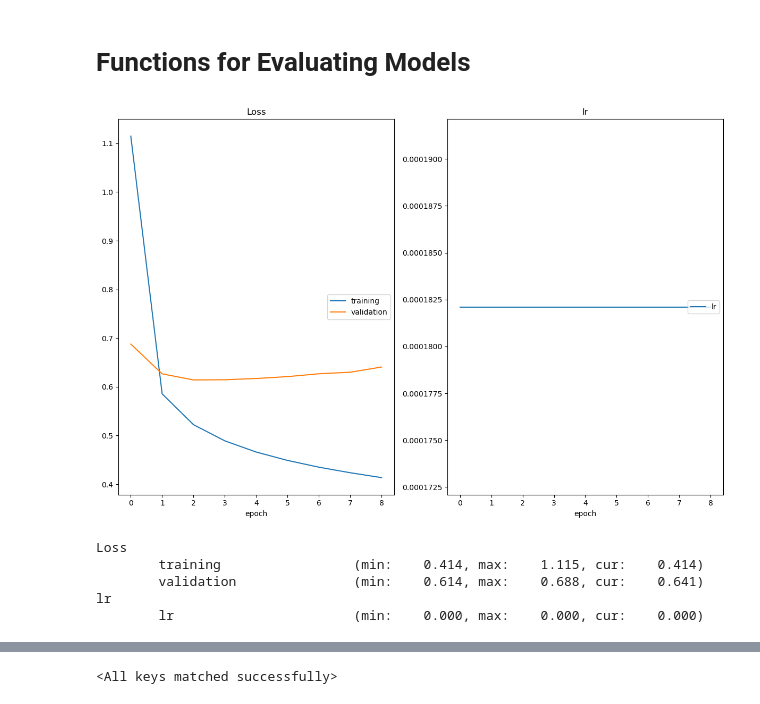
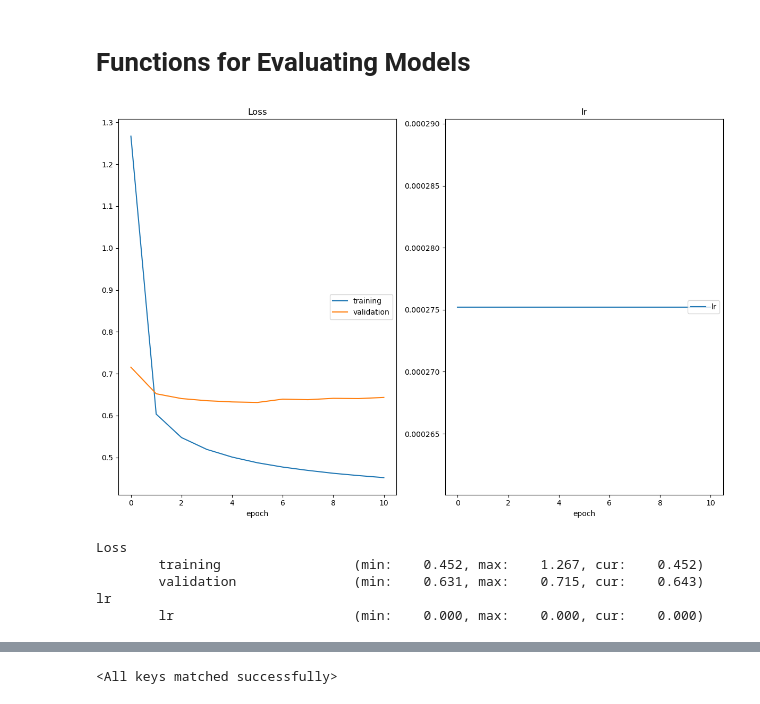
Before and after one commit to gw3ntd/ml2_proj4, a Jupyter notebook: bach.ipynb, the cells around one changed output, grey strips where cells are left out. Cells and saved outputs as stored; diff of their text form; code cells hidden in the pictures.

Commit message:
model seven

```diff
--- a/bach.ipynb
+++ b/bach.ipynb
@@ -353,10 +355,39 @@ model = ModelSix(layers=9).to(device)
+# %%
+class ModelSeven(nn.Module):
+    def __init__(self, layers=2, n_inputs=51, conv_dim=32, lstm_dim=32, n_notes=48):
+        super().__init__()
+        conv_layers = []
+        for idx in range(layers):
+            conv_layers += [
+                CausalConv1d(n_inputs, conv_dim, kernel_size=2, dilation=2**idx),
+                nn.BatchNorm1d(conv_dim),
+                nn.ReLU(),
+            ]
+            n_inputs = conv_dim
+
+        self.conv_stack = nn.Sequential(*conv_layers)
+        self.lstm = nn.LSTM(input_size=conv_dim, hidden_size=lstm_dim, batch_first=True)
+        self.lstm = nn.LSTM(input_size=conv_dim, hidden_size=lstm_dim, batch_first=True)
+        self.output = nn.Linear(lstm_dim, n_notes)
+
+    def forward(self, X):
+        Z = X.transpose(1, 2)
+        Z = self.conv_stack(Z)
+        Z = Z.transpose(1, 2)
+        Z, _ = self.lstm(Z)
+        Z, _ = self.lstm(Z)
+        Z = self.output(Z)
+        return Z.transpose(1, 2)
+
+torch.manual_seed(42)
+model = ModelSeven(layers=9).to(device)
 # %% [markdown]
 # Functions for Evaluating Models
 # %%
 import torchmetrics
 # %%
 torch.manual_seed(42)
-optimizer = torch.optim.Adam(model.parameters(), lr=0.00018210843809040586)
+optimizer = torch.optim.Adam(model.parameters(), lr=0.00027522751277130096)
 loss = nn.CrossEntropyLoss()
 scheduler = torch.optim.lr_scheduler.ReduceLROnPlateau(
         optimizer, mode="min", patience=10, factor=0.1)
@@ -461,21 +492,21 @@ from tqdm import tqdm
 # %%
 n_epochs = 100
 
 optimize(
     data_loaders,
     model,
     optimizer,
     loss,
     n_epochs,
-    'model6.pt',
+    'model7.pt',
     7,
     scheduler,
     interactive_tracking=True
 )
 # %% [output]
-[figure, old version]
+[figure, new version]
 Loss
-        training                 (min:    0.414, max:    1.115, cur:    0.414)
-        validation               (min:    0.614, max:    0.688, cur:    0.641)
+        training                 (min:    0.452, max:    1.267, cur:    0.452)
+        validation               (min:    0.631, max:    0.715, cur:    0.643)
 lr
         lr                       (min:    0.000, max:    0.000, cur:    0.000)
```
Also changed, not shown: parts of 5 cells of this notebook, 3 other files.
